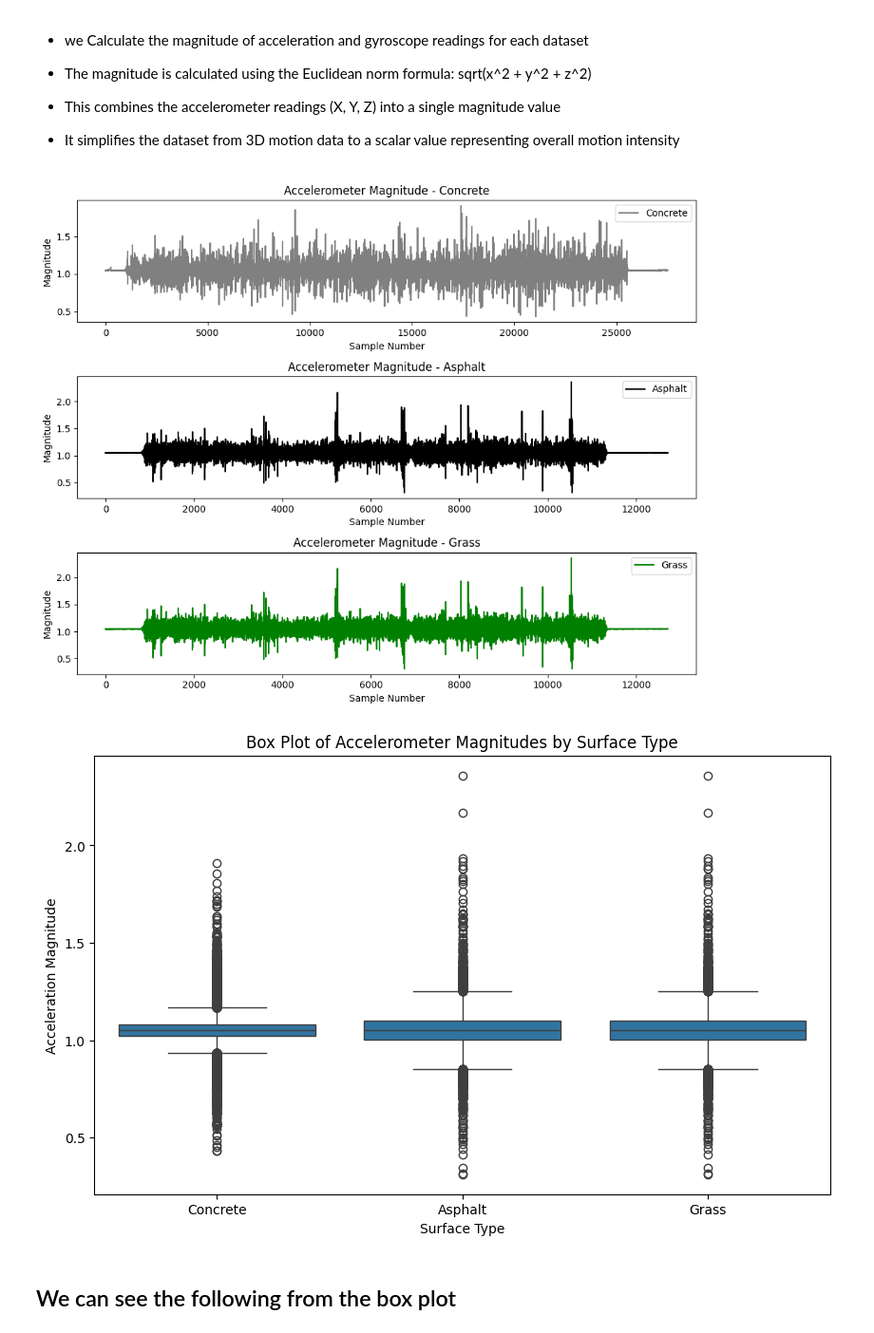
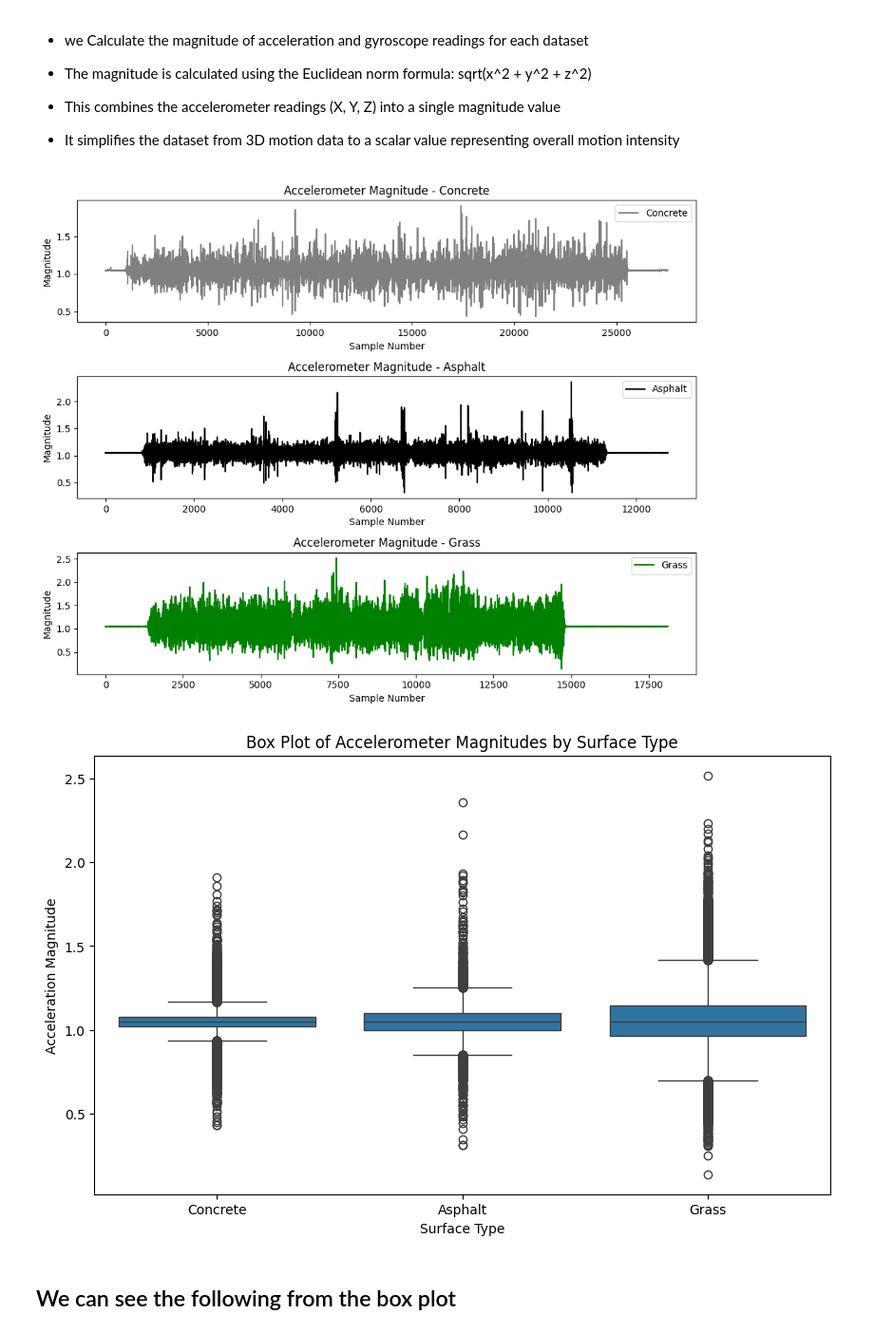
Before and after one commit to D-veloper/COMP4030-Data-Science-with-Machine-Learning, a Jupyter notebook: code/Coursework.ipynb, the cells around one changed output. Shown at 95% size. Cells and saved outputs as stored; diff of their text form; code cells hidden in the pictures.

```diff
--- a/code/Coursework.ipynb
+++ b/code/Coursework.ipynb
@@ -7,7 +7,7 @@ import seaborn as sns
 # Load the datasets
 concrete_df = pd.read_csv('2_concrete_dry_bumpy_flat_hard.csv')
 asphalt_df = pd.read_csv('5_asphalt_dry_flat_hard.csv')
-grass_df = pd.read_csv('5_asphalt_dry_flat_hard.csv')
+grass_df = pd.read_csv('10_grass_moist_slopy.csv')
 # %%
 concrete_df.head()
 # %% [output]
@@ -83,29 +127,29 @@ ax[2].legend()
 plt.tight_layout()
 plt.show()
 # %% [output]
-[figure, old version]
+[figure, new version]
 # %%
 #  Combine the datasets into a single DataFrame with an additional 'Surface' column
 concrete_df['Surface'] = 'Concrete'
 asphalt_df['Surface'] = 'Asphalt'
 grass_df['Surface'] = 'Grass'
 
 # Combine the three DataFrames into one
 combined_df = pd.concat([concrete_df[['accel_magnitude', 'Surface']],
                          asphalt_df[['accel_magnitude', 'Surface']],
                          grass_df[['accel_magnitude', 'Surface']]], axis=0)
 
- Create a box plot
+#Create a box plot
 plt.figure(figsize=(10, 6))
 
 # Create a box plot for the 'accel_magnitude' column, grouped by the 'Surface' column
 sns.boxplot(x='Surface', y='accel_magnitude', data=combined_df)
 plt.title('Box Plot of Accelerometer Magnitudes by Surface Type')
 plt.xlabel('Surface Type')
 plt.ylabel('Acceleration Magnitude')
 plt.show()
 # %% [output]
-[figure, old version]
+[figure, new version]
 # %% [markdown]
 ## We can see the following from the box plot
 # %% [markdown]
```
Also changed, not shown: parts of 5 cells of this notebook, 4 other files.
